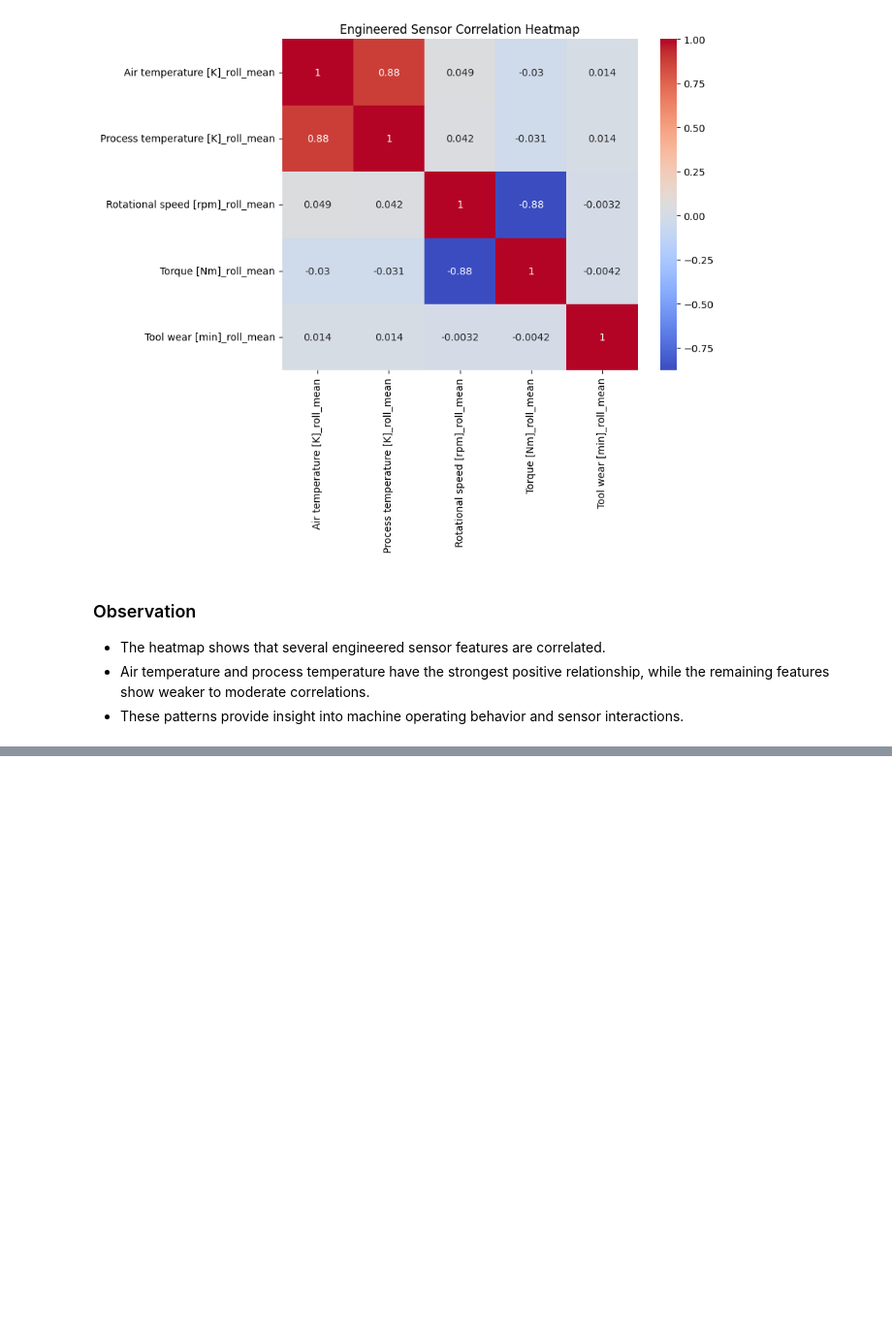
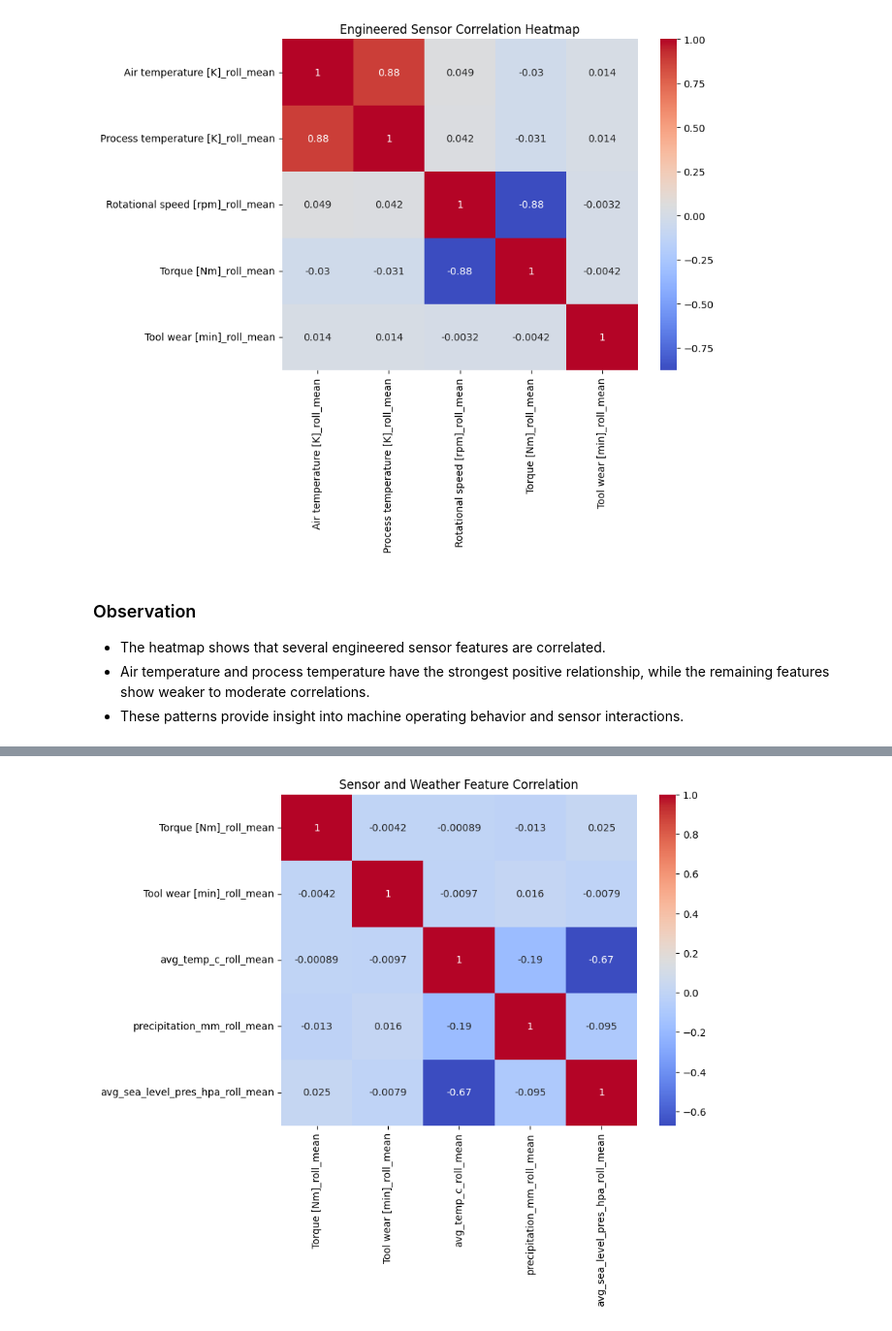
Before and after one commit to KVP6755/Project1_Predictive-Maintenance, a Jupyter notebook: eda/eda_analysis.ipynb, the cells around one changed output, grey strips where cells are left out. Shown at 97% size. Saved outputs shown, nothing was run; the diff lists cells and outputs as text; code cells hidden in the pictures; blank space fills up the shorter version.

Commit message:
Added Sensor-Weather correlation analysis and Visualized machine failure mode distributions

```diff
--- a/eda/eda_analysis.ipynb
+++ b/eda/eda_analysis.ipynb
@@ -688,0 +695,36 @@ plt.show()
+# %%
+import pandas as pd
+df=pd.read_csv("../engineered_iot_weather_dataset (1).csv")
+
+import matplotlib.pyplot as plt
+import seaborn as sns
+import os
+
+os.makedirs("../plots/week 2", exist_ok=True)
+
+combined_cols = [
+    "Torque [Nm]_roll_mean",
+    "Tool wear [min]_roll_mean",
+    "avg_temp_c_roll_mean",
+    "precipitation_mm_roll_mean",
+    "avg_sea_level_pres_hpa_roll_mean"
+]
+
+plt.figure(figsize=(8,6))
+
+sns.heatmap(
+    df[combined_cols].corr(),
+    annot=True,
+    cmap="coolwarm"
+)
+
+plt.title("Sensor and Weather Feature Correlation")
+
+plt.savefig(
+    "../plots/week 2/sensor_weather_correlation_heatmap.png",
+    bbox_inches="tight"
+)
+
+plt.show()
+# %% [output]
+[figure, added]
```
Also changed, not shown: parts of 11 cells of this notebook.
